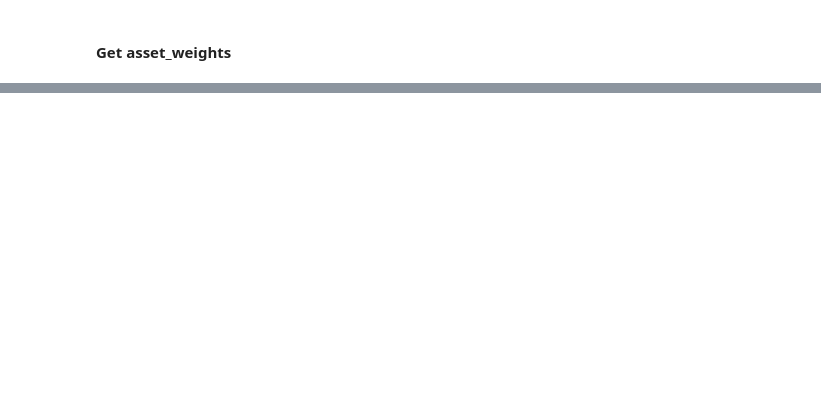
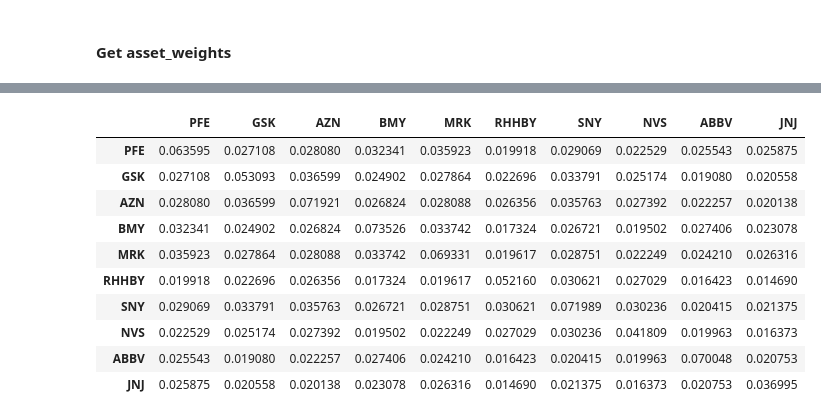
Before and after one commit to DS-Brownion/guidelight, a Jupyter notebook: black-litterman.ipynb, the cells around one changed output, grey strips where cells are left out. Cells and saved outputs as stored; diff of their text form; code cells hidden in the pictures; blank space fills up the shorter version.

```diff
--- a/black-litterman.ipynb
+++ b/black-litterman.ipynb
@@ -310,0 +299,15 @@ asset_weights = asset_weights.loc[cols[:-1]]
+# %%
+variance_matrix = daily_simple_returns.cov() * 252
+variance_matrix
+# %% [output]
+|  | PFE | GSK | AZN | BMY | MRK | RHHBY | SNY | NVS | ABBV | JNJ |
+| PFE | 0.063595 | 0.027108 | 0.028080 | 0.032341 | 0.035923 | 0.019918 | 0.029069 | 0.022529 | 0.025543 | 0.025875 |
+| GSK | 0.027108 | 0.053093 | 0.036599 | 0.024902 | 0.027864 | 0.022696 | 0.033791 | 0.025174 | 0.019080 | 0.020558 |
+| AZN | 0.028080 | 0.036599 | 0.071921 | 0.026824 | 0.028088 | 0.026356 | 0.035763 | 0.027392 | 0.022257 | 0.020138 |
+| BMY | 0.032341 | 0.024902 | 0.026824 | 0.073526 | 0.033742 | 0.017324 | 0.026721 | 0.019502 | 0.027406 | 0.023078 |
+| MRK | 0.035923 | 0.027864 | 0.028088 | 0.033742 | 0.069331 | 0.019617 | 0.028751 | 0.022249 | 0.024210 | 0.026316 |
+| RHHBY | 0.019918 | 0.022696 | 0.026356 | 0.017324 | 0.019617 | 0.052160 | 0.030621 | 0.027029 | 0.016423 | 0.014690 |
+| SNY | 0.029069 | 0.033791 | 0.035763 | 0.026721 | 0.028751 | 0.030621 | 0.071989 | 0.030236 | 0.020415 | 0.021375 |
+| NVS | 0.022529 | 0.025174 | 0.027392 | 0.019502 | 0.022249 | 0.027029 | 0.030236 | 0.041809 | 0.019963 | 0.016373 |
+| ABBV | 0.025543 | 0.019080 | 0.022257 | 0.027406 | 0.024210 | 0.016423 | 0.020415 | 0.019963 | 0.070048 | 0.020753 |
+| JNJ | 0.025875 | 0.020558 | 0.020138 | 0.023078 | 0.026316 | 0.014690 | 0.021375 | 0.016373 | 0.020753 | 0.036995 |
```
Also changed, not shown: parts of 17 cells of this notebook.
